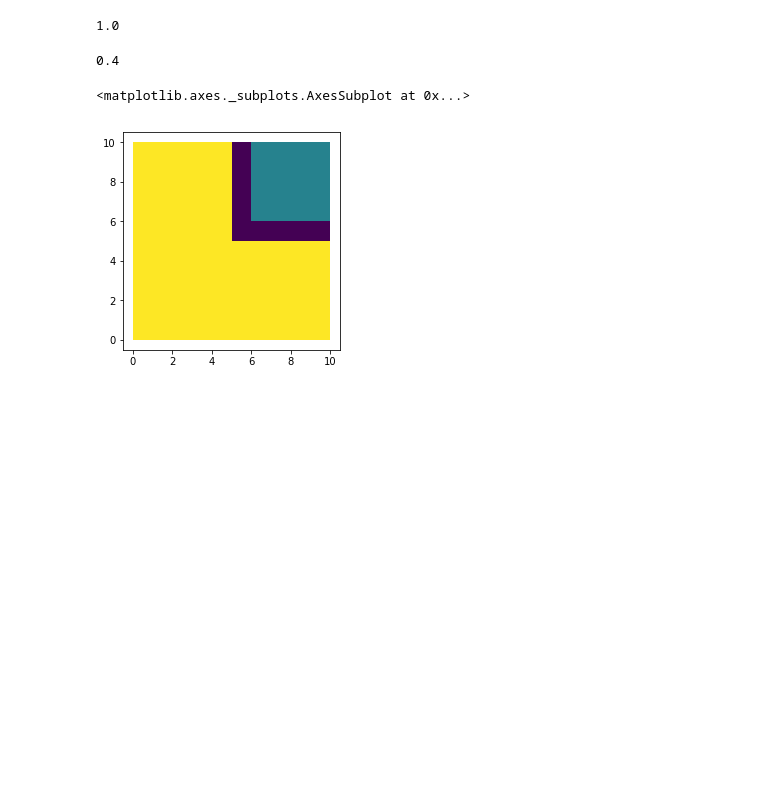
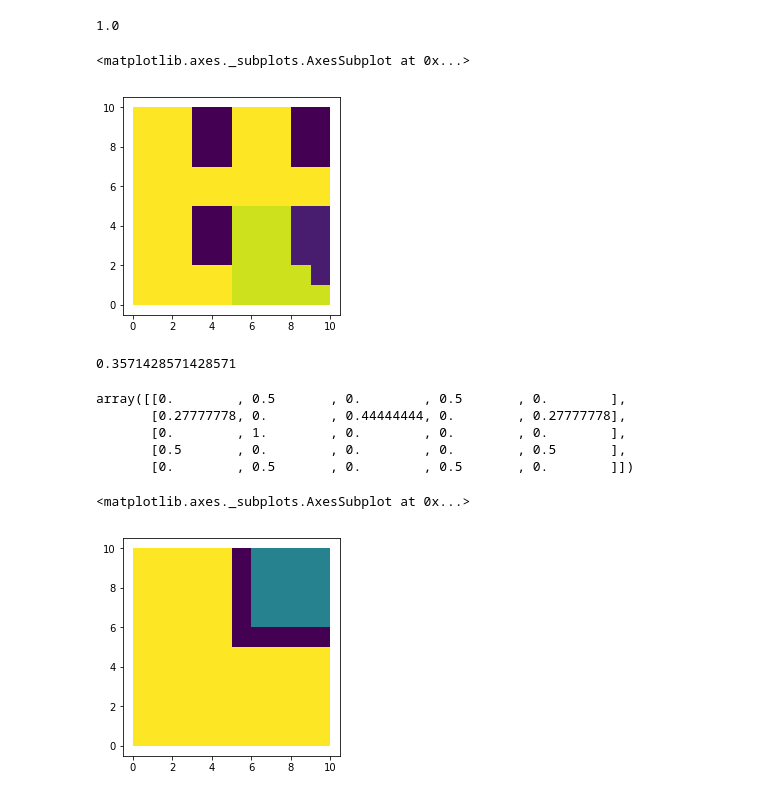
Before and after one commit to pysal/segregation, a Jupyter notebook: notebooks/Comparisons_Spatial_Dissimilarities_with_seg_R_package.ipynb, the cells around one changed output. Saved outputs shown, nothing was run; the diff lists cells and outputs as text; code cells hidden in the pictures; blank space fills up the shorter version.

```diff
--- a/notebooks/Comparisons_Spatial_Dissimilarities_with_seg_R_package.ipynb
+++ b/notebooks/Comparisons_Spatial_Dissimilarities_with_seg_R_package.ipynb
@@ -466,11 +466,27 @@ D = Dissim(gdf, 'grp1', 'total').statistic
 D
 # %% [output]
 1.0
+# %%
+gdf.plot(column = 'total')
+# %% [output]
+<matplotlib.axes._subplots.AxesSubplot at 0x...>
+[figure, added]
 # %%
-Dadj = Spatial_Dissim(gdf, 'grp1', 'total', std = True).statistic
+Dadj = Spatial_Dissim(gdf, 'grp1', 'total', std = False).statistic
 Dadj
 # %% [output]
-0.4
+0.3571428571428571
+# %%
+data = gdf
+cij = _return_length_weighted_w(data).full()[0]
+cij = cij / cij.sum(axis = 1).reshape((cij.shape[0], 1))
+cij
+# %% [output]
+array([[0.        , 0.5       , 0.        , 0.5       , 0.        ],
+       [0.27777778, 0.        , 0.44444444, 0.        , 0.27777778],
+       [0.        , 1.        , 0.        , 0.        , 0.        ],
+       [0.5       , 0.        , 0.        , 0.        , 0.5       ],
+       [0.        , 0.5       , 0.        , 0.5       , 0.        ]])
 # %%
 gdf.plot('total')
 # %% [output]
```
Also changed, not shown: parts of 8 cells of this notebook.
